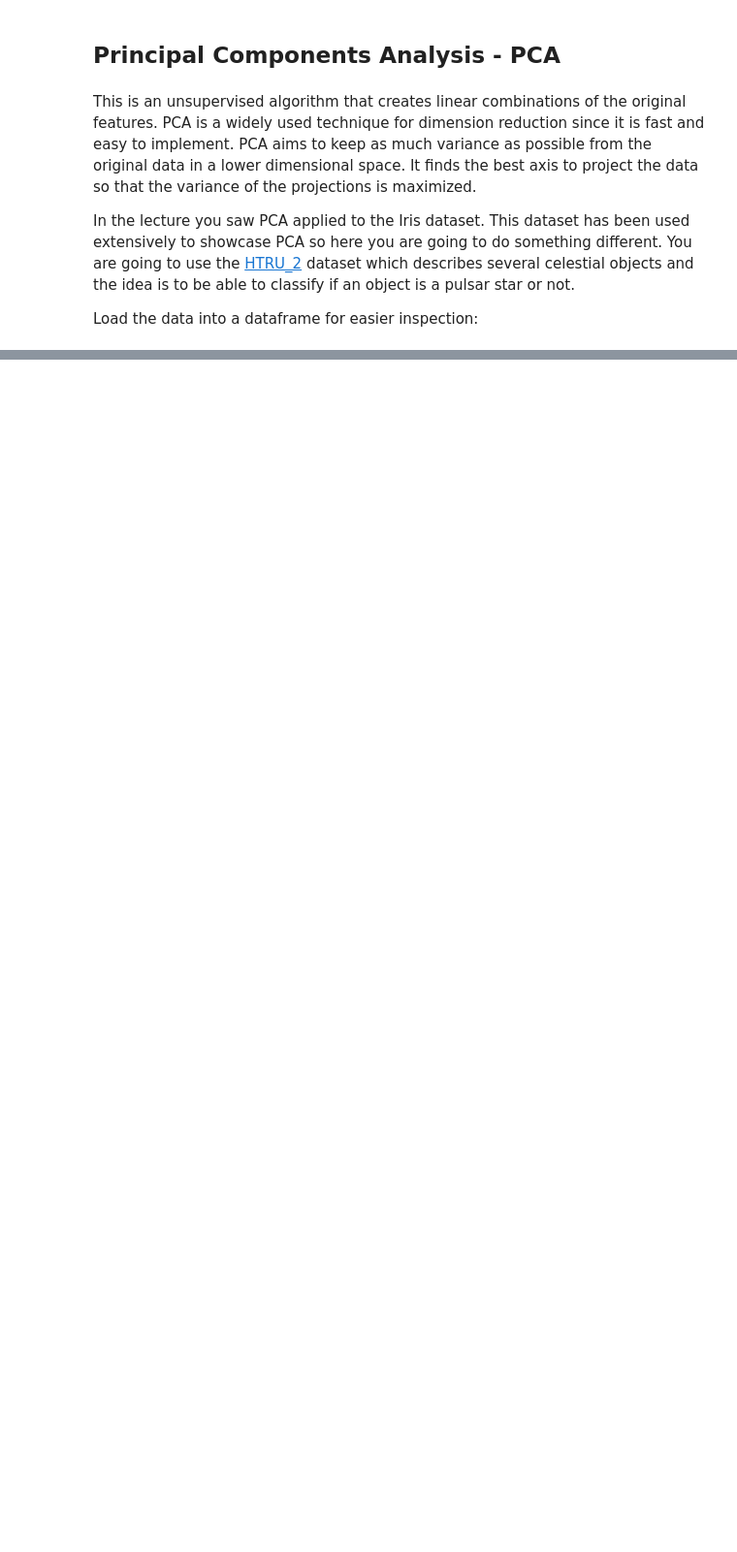
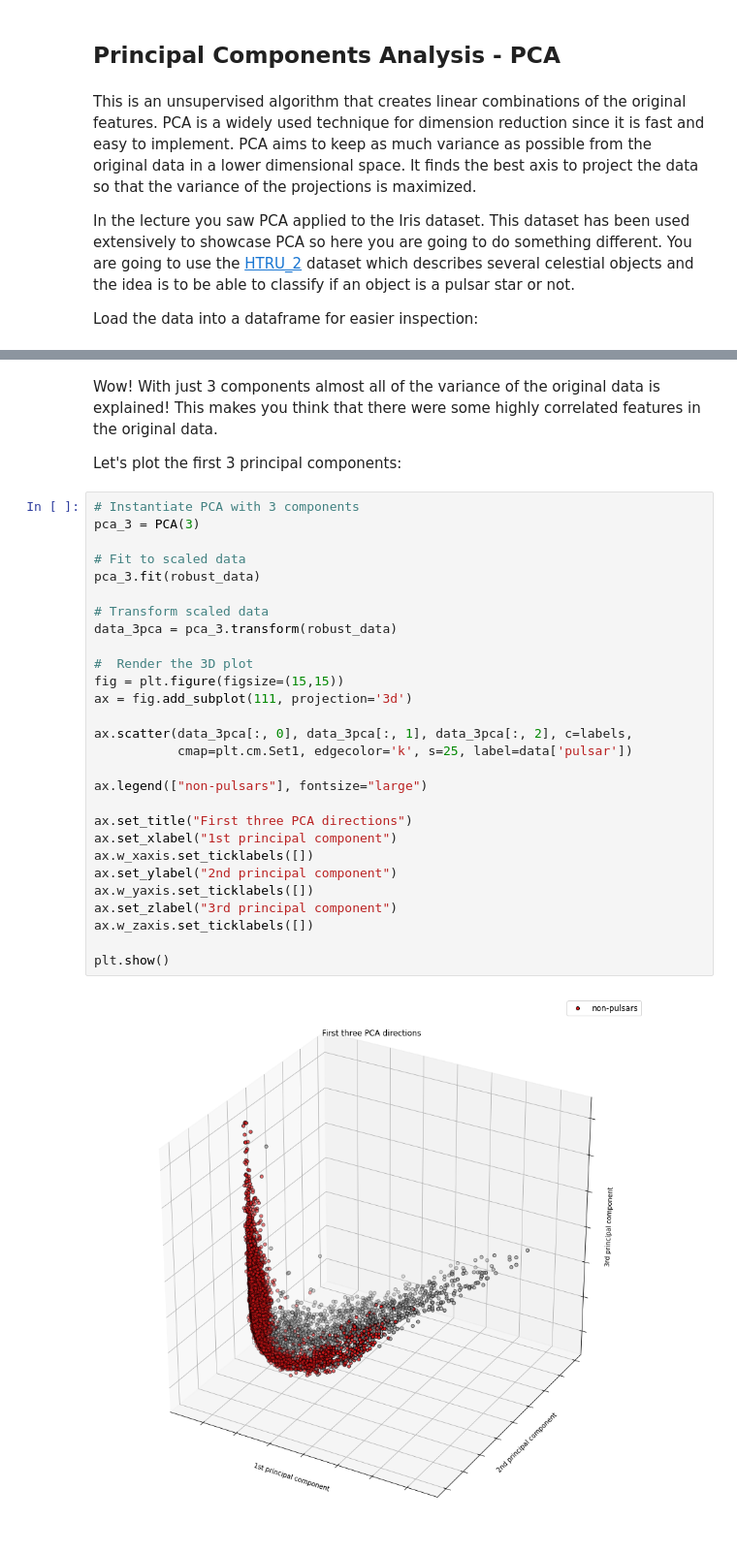
Before and after one commit to rahiakela/mlops-research-and-practice, a Jupyter notebook: MLOps-Specialization/course-3-machine-learning-modeling-pipelines-in-production/week-2-model-resource-management-techniques/02_algorithmic_dimensionality_reduction.ipynb, the cells around one changed output, grey strips where cells are left out. Shown at 97% size. Drawn from its saved outputs; the diff is of its cells as text; blank space fills up the shorter version.

```diff
--- a/MLOps-Specialization/course-3-machine-learning-modeling-pipelines-in-production/week-2-model-resource-management-techniques/02_algorithmic_dimensionality_reduction.ipynb
+++ b/MLOps-Specialization/course-3-machine-learning-modeling-pipelines-in-production/week-2-model-resource-management-techniques/02_algorithmic_dimensionality_reduction.ipynb
@@ -57,0 +143,34 @@ Load the data into a dataframe for easier inspection:
+# %% [markdown]
+Wow! With just 3 components almost all of the variance of the original data is explained! This makes you think that there were some highly correlated features in the original data.
+
+Let's plot the first 3 principal components:
+# %%
+# Instantiate PCA with 3 components
+pca_3 = PCA(3)
+
+# Fit to scaled data
+pca_3.fit(robust_data)
+
+# Transform scaled data
+data_3pca = pca_3.transform(robust_data)
+
+#  Render the 3D plot
+fig = plt.figure(figsize=(15,15))
+ax = fig.add_subplot(111, projection='3d')
+
+ax.scatter(data_3pca[:, 0], data_3pca[:, 1], data_3pca[:, 2], c=labels,
+           cmap=plt.cm.Set1, edgecolor='k', s=25, label=data['pulsar'])
+
+ax.legend(["non-pulsars"], fontsize="large")
+
+ax.set_title("First three PCA directions")
+ax.set_xlabel("1st principal component")
+ax.w_xaxis.set_ticklabels([])
+ax.set_ylabel("2nd principal component")
+ax.w_yaxis.set_ticklabels([])
+ax.set_zlabel("3rd principal component")
+ax.w_zaxis.set_ticklabels([])
+
+plt.show()
+# %% [output]
+[figure, added]
```
Also changed, not shown: parts of 16 cells of this notebook.
